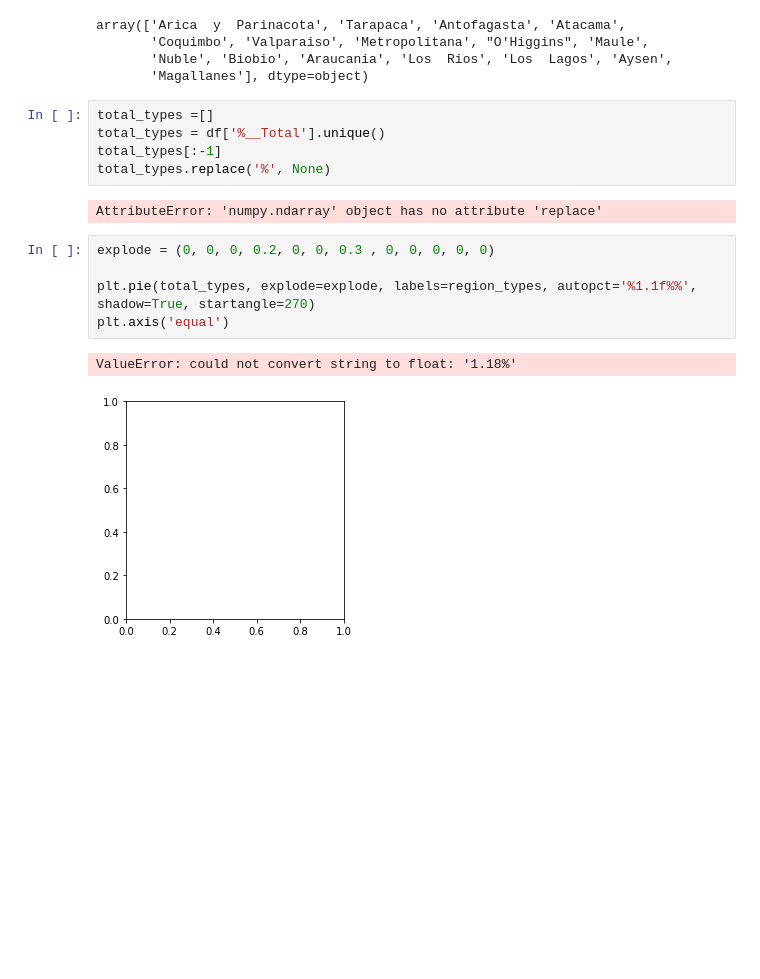
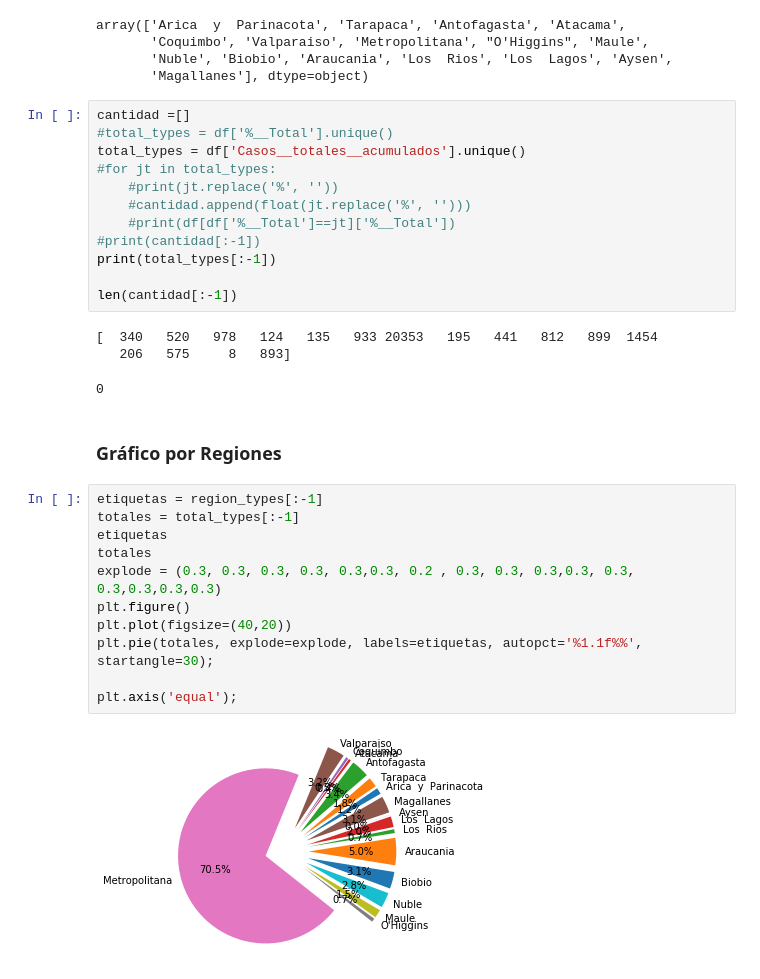
Before and after one commit to EdGoll/doctorado, a Jupyter notebook: Mineria_de_Datos/Taller_01/Taller_01.ipynb, the cells around one changed output. Drawn from its saved outputs; the diff is of its cells as text; blank space fills up the shorter version.

```diff
--- a/Mineria_de_Datos/Taller_01/Taller_01.ipynb
+++ b/Mineria_de_Datos/Taller_01/Taller_01.ipynb
@@ -72,18 +72,34 @@ array(['Arica  y  Parinacota', 'Tarapaca', 'Antofagasta', 'Atacama',
        'Coquimbo', 'Valparaiso', 'Metropolitana', "O'Higgins", 'Maule',
        'Nuble', 'Biobio', 'Araucania', 'Los  Rios', 'Los  Lagos', 'Aysen',
        'Magallanes'], dtype=object)
-# %%
-total_types =[]
-total_types = df['%__Total'].unique()
-total_types[:-1]
-total_types.replace('%', None)
-# %% [output]
-AttributeError: 'numpy.ndarray' object has no attribute 'replace'
+# %%
+cantidad =[]
+#total_types = df['%__Total'].unique()
+total_types = df['Casos__totales__acumulados'].unique()
+#for jt in total_types:
+    #print(jt.replace('%', ''))
+    #cantidad.append(float(jt.replace('%', '')))
+    #print(df[df['%__Total']==jt]['%__Total'])
+#print(cantidad[:-1])
+print(total_types[:-1])
+
+len(cantidad[:-1])
+# %% [output]
+[  340   520   978   124   135   933 20353   195   441   812   899  1454
+   206   575     8   893]
+0
+# %% [markdown]
+### Gráfico por Regiones
 # %%
-explode = (0, 0, 0, 0.2, 0, 0, 0.3 , 0, 0, 0, 0, 0)
+etiquetas = region_types[:-1]
+totales = total_types[:-1]
+etiquetas
+totales
+explode = (0.3, 0.3, 0.3, 0.3, 0.3,0.3, 0.2 , 0.3, 0.3, 0.3,0.3, 0.3, 0.3,0.3,0.3,0.3)
+plt.figure()
+plt.plot(figsize=(40,20))
+plt.pie(totales, explode=explode, labels=etiquetas, autopct='%1.1f%%',  startangle=30);
 
-plt.pie(total_types, explode=explode, labels=region_types, autopct='%1.1f%%', shadow=True, startangle=270)
-plt.axis('equal')
+plt.axis('equal');
 # %% [output]
-ValueError: could not convert string to float: '1.18%'
-[figure, old version]
+[figure, new version]
```
Also changed, not shown: parts of 15 cells of this notebook.
